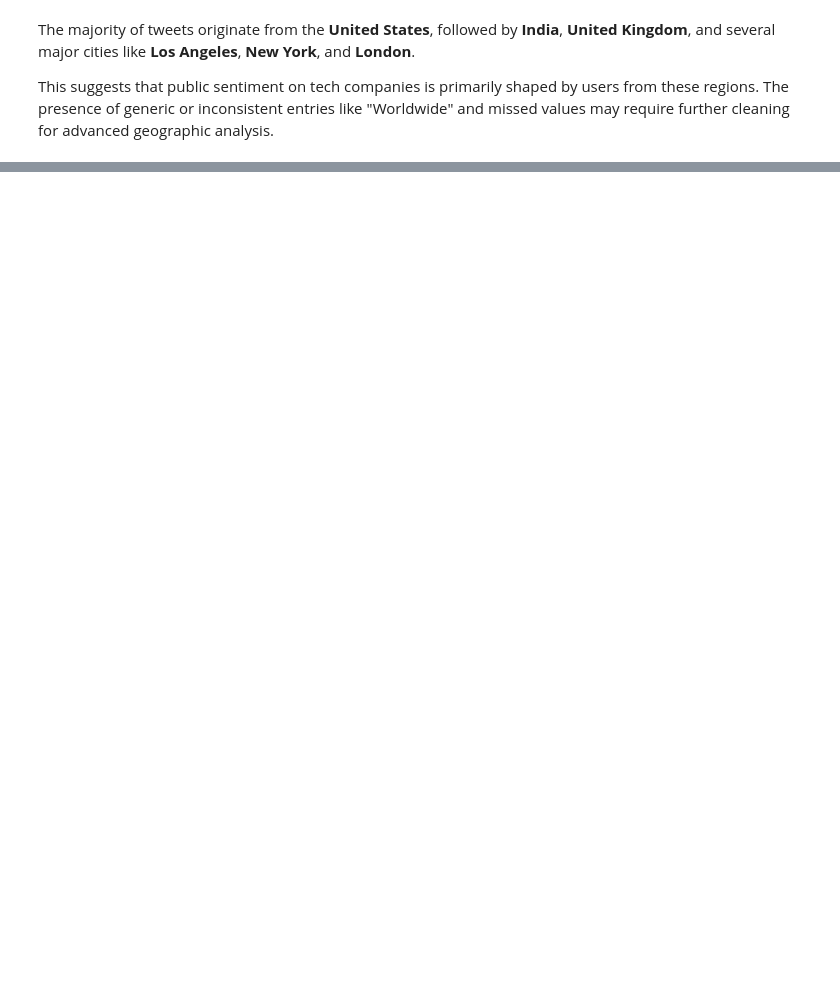
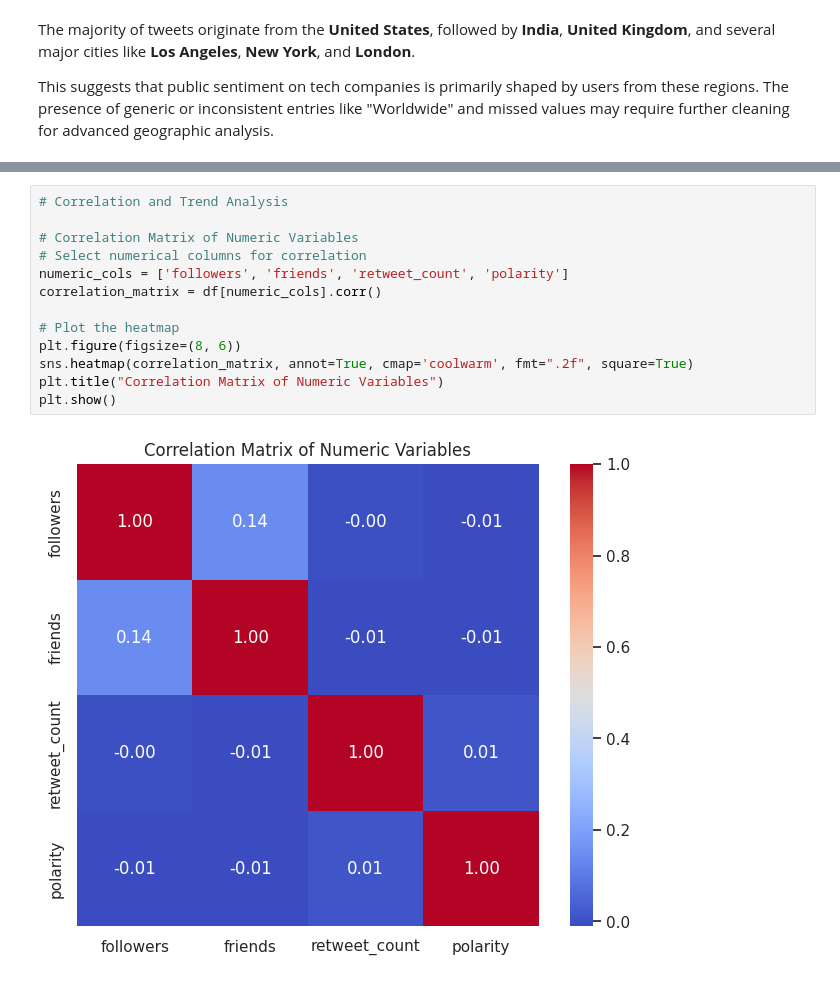
Before and after one commit to mila-klimovich/DI-Bootcamp, a Jupyter notebook: week16/tech_sentiment_analysis.ipynb, the cells around one changed output, grey strips where cells are left out. Drawn from its saved outputs; the diff is of its cells as text; blank space fills up the shorter version.

```diff
--- a/week16/tech_sentiment_analysis.ipynb
+++ b/week16/tech_sentiment_analysis.ipynb
@@ -291,0 +382,15 @@ This suggests that public sentiment on tech companies is primarily shaped by use
+# %%
+# Correlation and Trend Analysis
+
+# Correlation Matrix of Numeric Variables
+# Select numerical columns for correlation
+numeric_cols = ['followers', 'friends', 'retweet_count', 'polarity']
+correlation_matrix = df[numeric_cols].corr()
+
+# Plot the heatmap
+plt.figure(figsize=(8, 6))
+sns.heatmap(correlation_matrix, annot=True, cmap='coolwarm', fmt=".2f", square=True)
+plt.title("Correlation Matrix of Numeric Variables")
+plt.show()
+# %% [output]
+[figure, added]
```
Also changed, not shown: parts of 16 cells of this notebook.
